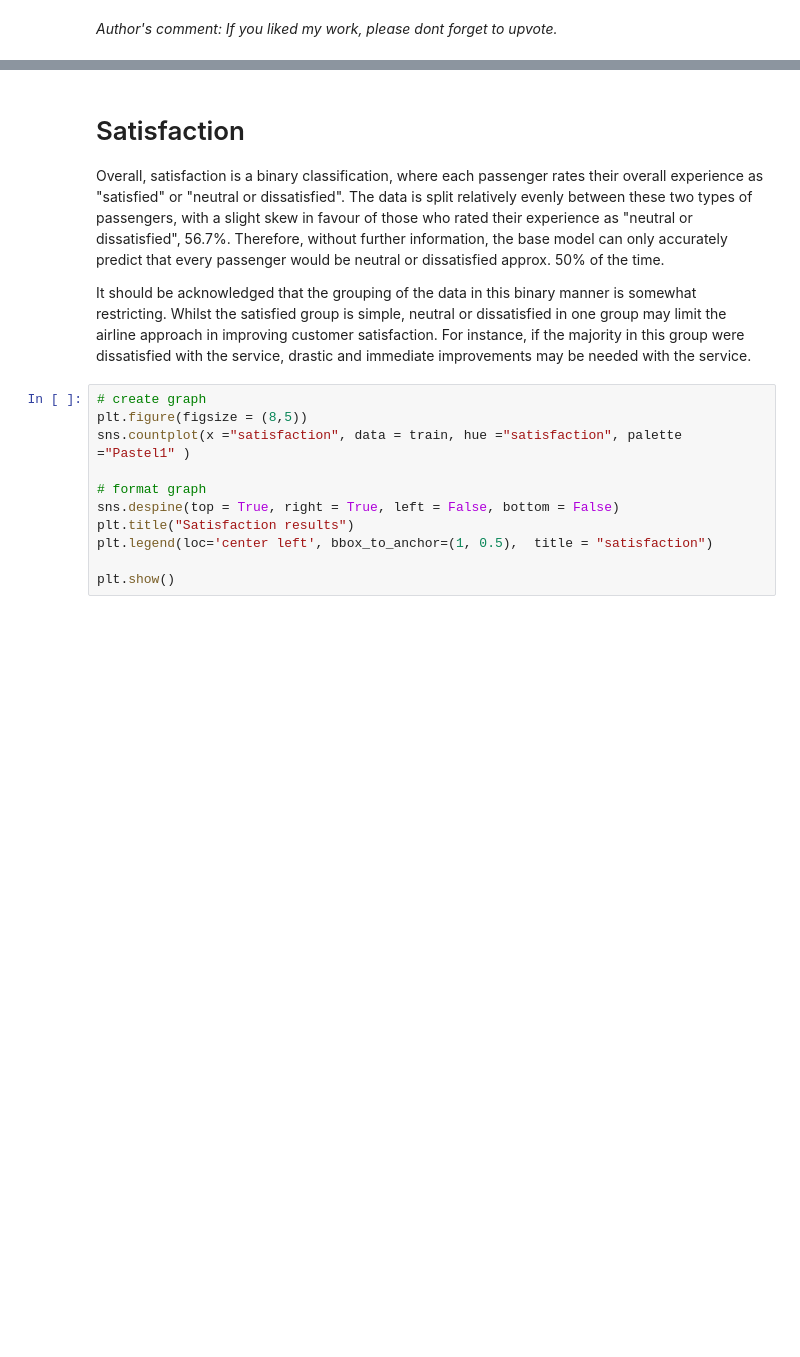
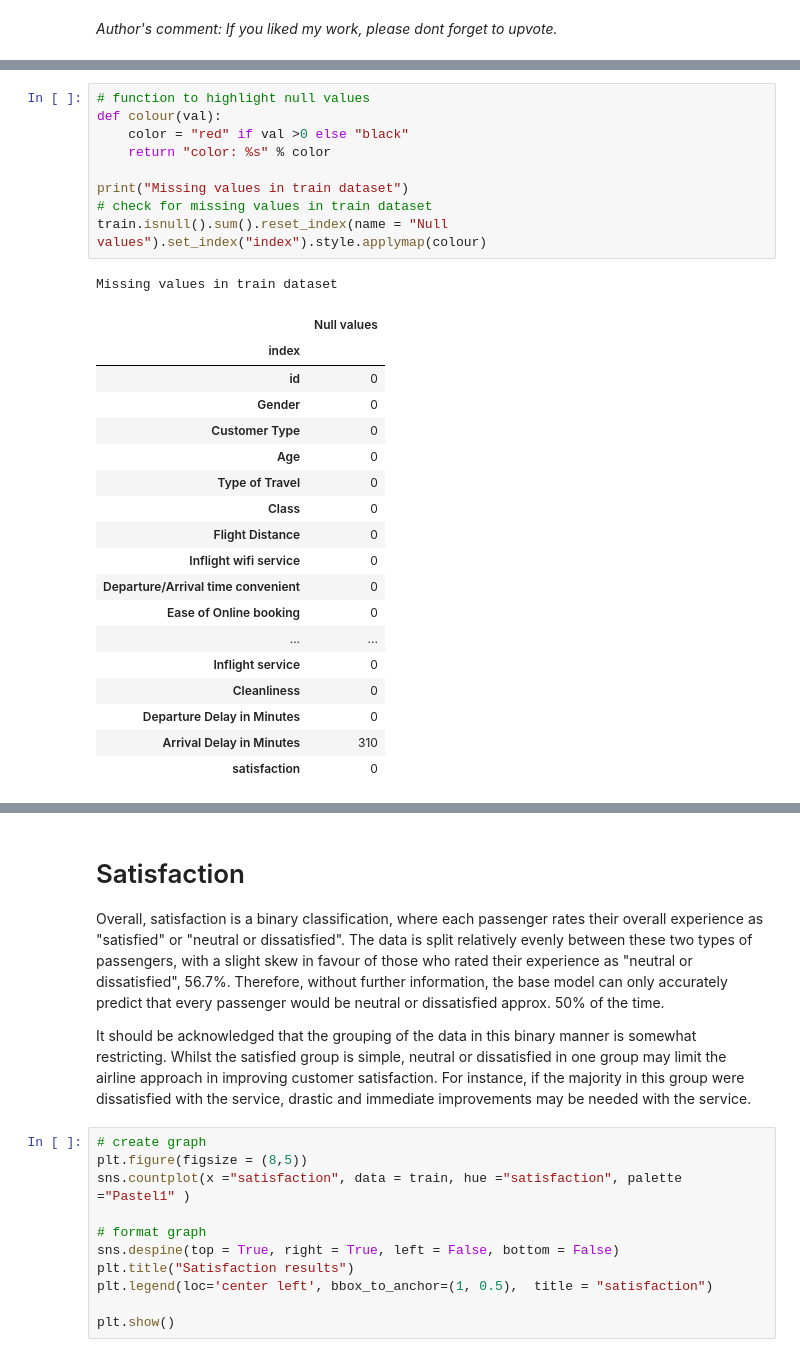
Before and after one commit to Lostinworlds/AirlinePassengerSatisfaction, a Jupyter notebook: eda-data-viz-airline-passenger-satisfaction.ipynb, the cells around one changed output, grey strips where cells are left out. Saved outputs shown, nothing was run; the diff lists cells and outputs as text; blank space fills up the shorter version.

```diff
--- a/eda-data-viz-airline-passenger-satisfaction.ipynb
+++ b/eda-data-viz-airline-passenger-satisfaction.ipynb
@@ -87,2 +82,31 @@ dtypes: float64(1), int64(19), object(5)
 memory usage: 19.8+ MB
+# %%
+# function to highlight null values
+def colour(val):
+    color = "red" if val >0 else "black"
+    return "color: %s" % color
+
+print("Missing values in train dataset")
+# check for missing values in train dataset
+train.isnull().sum().reset_index(name = "Null values").set_index("index").style.applymap(colour)
+# %% [output]
+Missing values in train dataset
+|  | Null values |
+| index |  |
+| id | 0 |
+| Gender | 0 |
+| Customer Type | 0 |
+| Age | 0 |
+| Type of Travel | 0 |
+| Class | 0 |
+| Flight Distance | 0 |
+| Inflight wifi service | 0 |
+| Departure/Arrival time convenient | 0 |
+| Ease of Online booking | 0 |
+| ... | ... |
+| Inflight service | 0 |
+| Cleanliness | 0 |
+| Departure Delay in Minutes | 0 |
+| Arrival Delay in Minutes | 310 |
+| satisfaction | 0 |
 # %%
```
Also changed, not shown: parts of 48 cells of this notebook.
